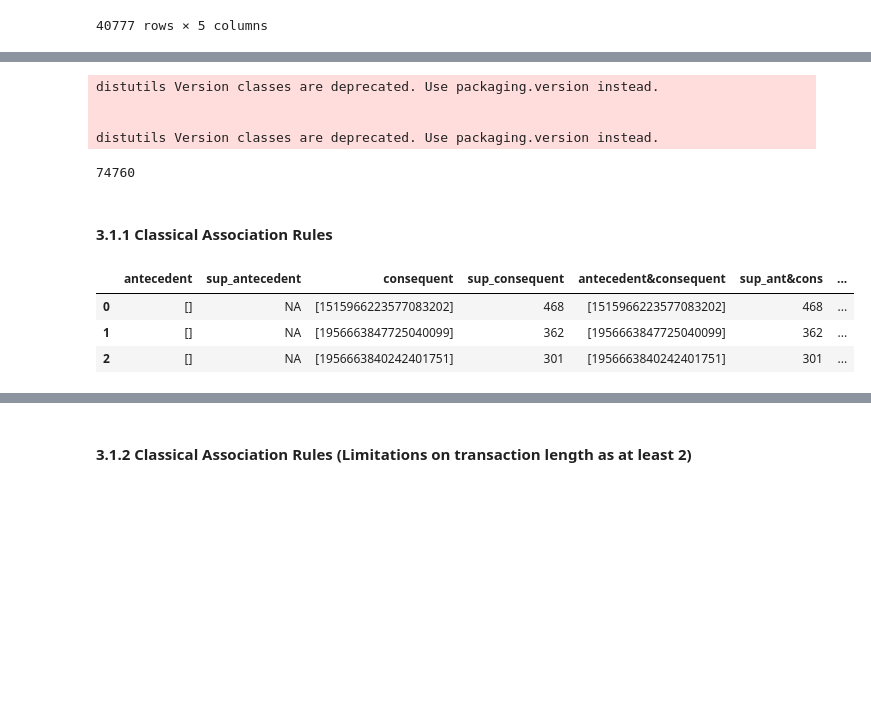
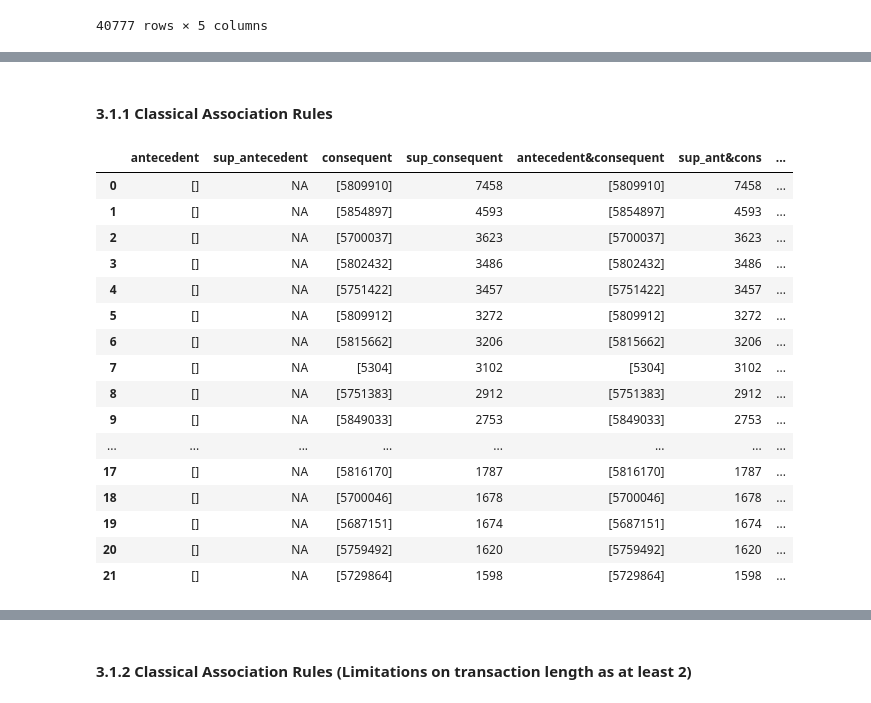
Before and after one commit to dawei7/Detecting-patterns-in-purchase-history-using-association-rule-learning-methods, a Jupyter notebook: Analaysis_Kaggle_Comsetics_Dataset.ipynb, the cells around one changed output, grey strips where cells are left out. Saved outputs shown, nothing was run; the diff lists cells and outputs as text; code cells hidden in the pictures; blank space fills up the shorter version.

```diff
--- a/Analaysis_Kaggle_Comsetics_Dataset.ipynb
+++ b/Analaysis_Kaggle_Comsetics_Dataset.ipynb
@@ -181,52 +196,36 @@ KeyboardInterrupt:
-# %%
-import seaborn as sns
-
-length_of_transactions = data["product_id"].apply(len).value_counts()
-length_of_transactions.rename_axis("frequency")
-
-# lenth_of_transactions
-
-total = length_of_transactions.sum()
-
-import plotly.express as px
-fig = px.bar(length_of_transactions, x=length_of_transactions.index, y=length_of_transactions.values/total)
-fig.update_traces(width=0.5)
-fig.update_layout(
-    xaxis_title="Number of items per transaction",
-    yaxis_tickformat =',.0%',
-    yaxis_title="Distribution",
-    legend_title="Transaction Length Dsitribution",)
-
-fig.show()
-# %% [output]
-distutils Version classes are deprecated. Use packaging.version instead.
-
-
-distutils Version classes are deprecated. Use packaging.version instead.
-# %%
-length_of_transactions.sum()
-# %% [output]
-74760
 # %% [markdown]
 #### 3.1.1 Classical Association Rules
 # %%
 import modified_fp_growth_algorithm.modified_fp_growth_latest as mod_fp_growth
 
 rules = mod_fp_growth.fpgrowthFromDataFrame(\
     data,
-    minSupRatio=0.004,
+    minSupRatio=0.01,
     maxSupRatio=1,
     minConf=0,
     item_col=1
     )
 
 rules.to_excel("fp_groth_out.xlsx",index=False)
 rules
 # %% [output]
 |  | antecedent | sup_antecedent | consequent | sup_consequent | antecedent&consequent | sup_ant&cons | ... |
-| 0 | [] | NA | [1515966223577083202] | 468 | [1515966223577083202] | 468 | ... |
-| 1 | [] | NA | [1956663847725040099] | 362 | [1956663847725040099] | 362 | ... |
-| 2 | [] | NA | [1956663840242401751] | 301 | [1956663840242401751] | 301 | ... |
+| 0 | [] | NA | [5809910] | 7458 | [5809910] | 7458 | ... |
+| 1 | [] | NA | [5854897] | 4593 | [5854897] | 4593 | ... |
+| 2 | [] | NA | [5700037] | 3623 | [5700037] | 3623 | ... |
+| 3 | [] | NA | [5802432] | 3486 | [5802432] | 3486 | ... |
+| 4 | [] | NA | [5751422] | 3457 | [5751422] | 3457 | ... |
+| 5 | [] | NA | [5809912] | 3272 | [5809912] | 3272 | ... |
+| 6 | [] | NA | [5815662] | 3206 | [5815662] | 3206 | ... |
+| 7 | [] | NA | [5304] | 3102 | [5304] | 3102 | ... |
+| 8 | [] | NA | [5751383] | 2912 | [5751383] | 2912 | ... |
+| 9 | [] | NA | [5849033] | 2753 | [5849033] | 2753 | ... |
+| ... | ... | ... | ... | ... | ... | ... | ... |
+| 17 | [] | NA | [5816170] | 1787 | [5816170] | 1787 | ... |
+| 18 | [] | NA | [5700046] | 1678 | [5700046] | 1678 | ... |
+| 19 | [] | NA | [5687151] | 1674 | [5687151] | 1674 | ... |
+| 20 | [] | NA | [5759492] | 1620 | [5759492] | 1620 | ... |
+| 21 | [] | NA | [5729864] | 1598 | [5729864] | 1598 | ... |
 # %%
 # A minSupRatio of 0.007 means, in case of profitability, that it represents 0.007 of total revenues rspectively profit. We made the profit fo each product equal.
 # Let's oberserve what kind of items we have found.
```
Also changed, not shown: parts of 5 cells of this notebook, 4 other files.
